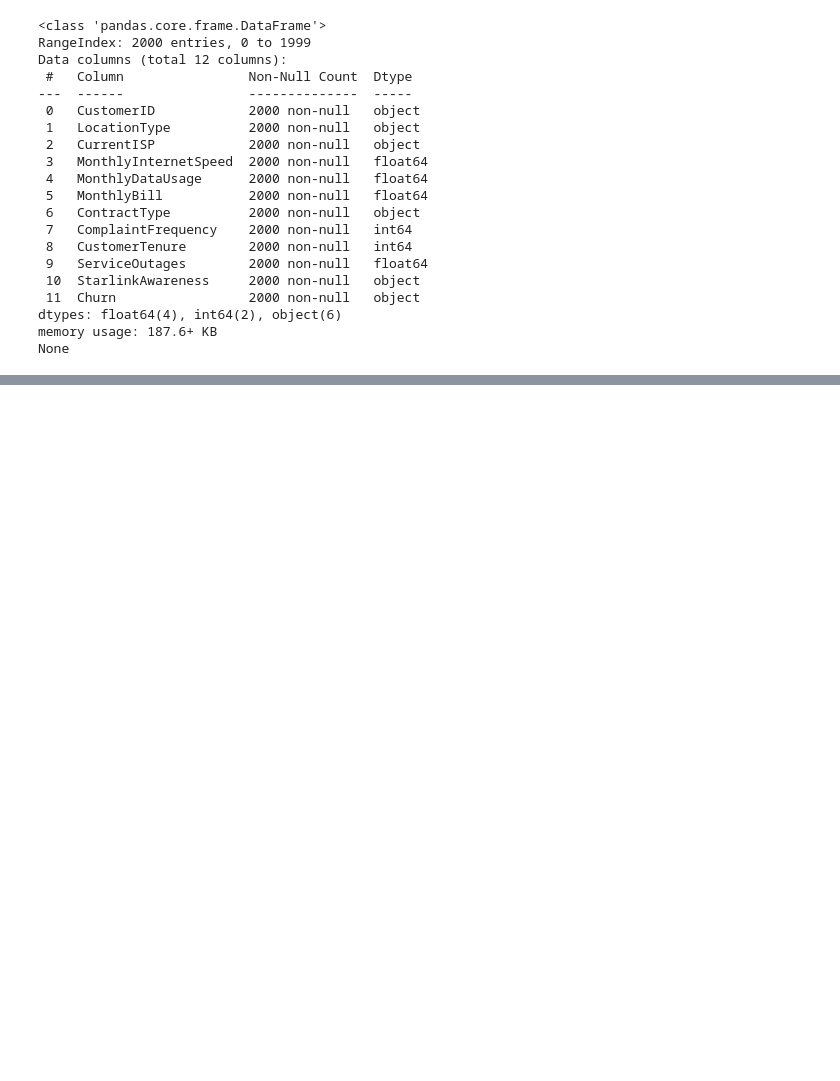
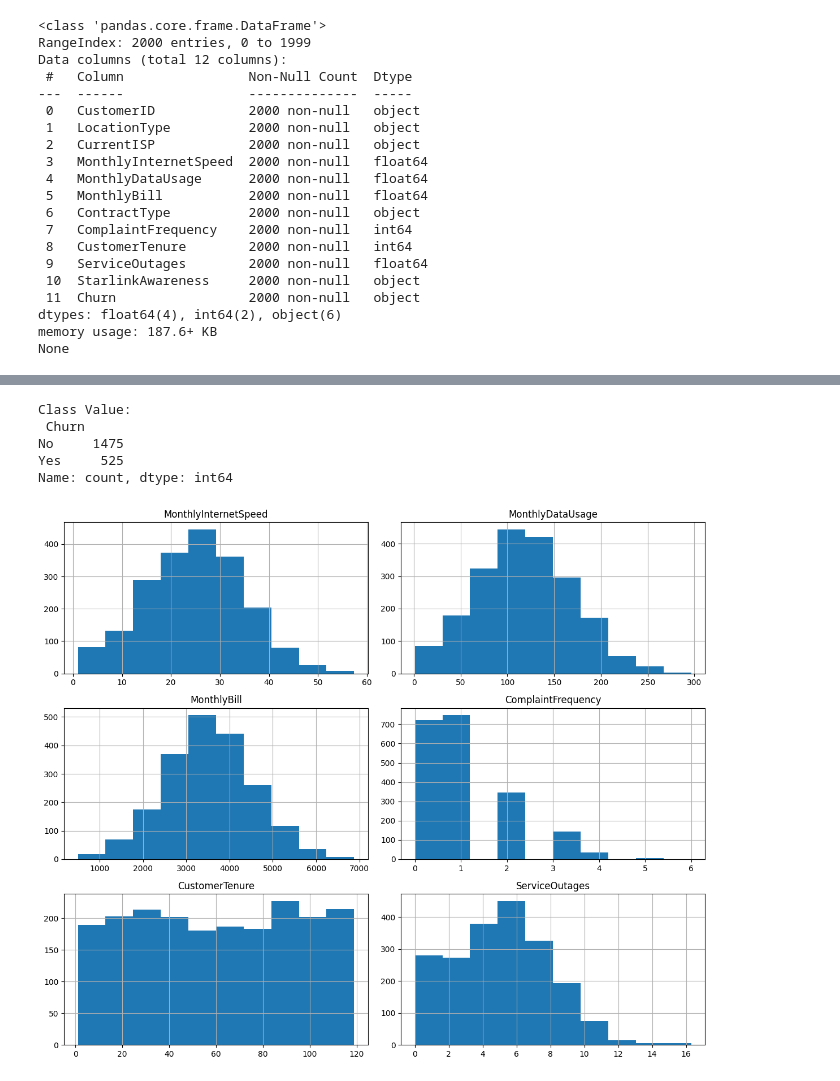
Before and after one commit to KavishkaKodithuwakku/Churn_Risk, a Jupyter notebook: Churn.ipynb, the cells around one changed output, grey strips where cells are left out. Saved outputs shown, nothing was run; the diff lists cells and outputs as text; code cells hidden in the pictures; blank space fills up the shorter version.

```diff
--- a/Churn.ipynb
+++ b/Churn.ipynb
@@ -53,0 +93,8 @@ None
+# %%
+print ("Class Value:\n", df['Churn'].value_counts())
+# %% [output]
+Class Value:
+ Churn
+No     1475
+Yes     525
+Name: count, dtype: int64
@@ -53,0 +105,6 @@ None
+# %%
+df.hist(figsize=(12,10))
+plt.tight_layout()
+plt.show()
+# %% [output]
+[figure, added]
```
Also changed, not shown: parts of 17 cells of this notebook.
